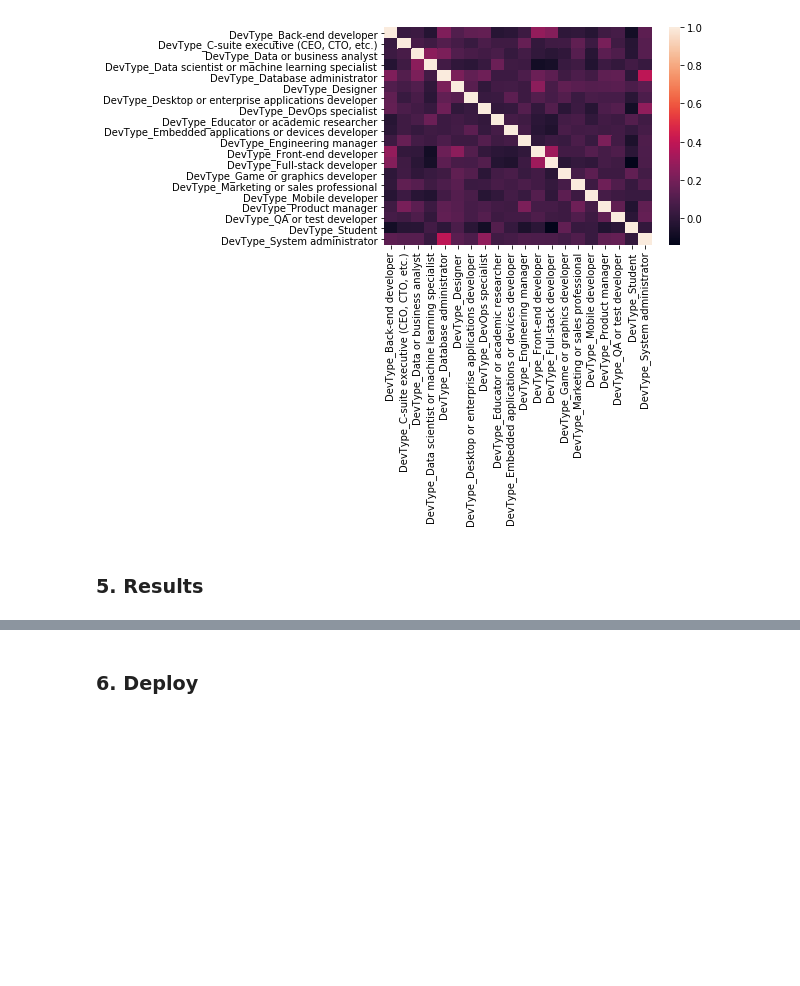
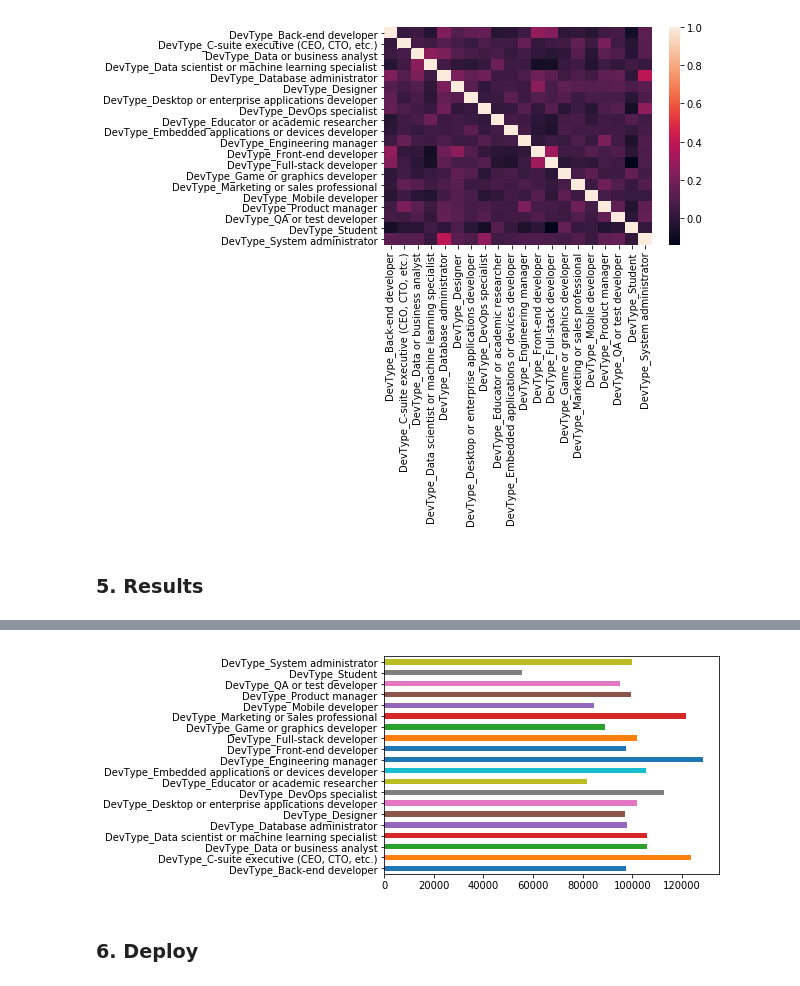
Before and after one commit to dragon7-fc/DSND-Blog-Post, a Jupyter notebook: WhatIsTheHotestJob.ipynb, the cells around one changed output, grey strips where cells are left out. Drawn from its saved outputs; the diff is of its cells as text; code cells hidden in the pictures; blank space fills up the shorter version.

```diff
--- a/WhatIsTheHotestJob.ipynb
+++ b/WhatIsTheHotestJob.ipynb
@@ -226,2 +220,7 @@ Name: ConvertedSalary, dtype: float64
+# %%
+plt_df.mean().plot(kind='barh')
+plt.show()
+# %% [output]
+[figure, added]
 # %% [markdown]
 ### 6. Deploy
```
Also changed, not shown: parts of 12 cells of this notebook, 1 other file.
